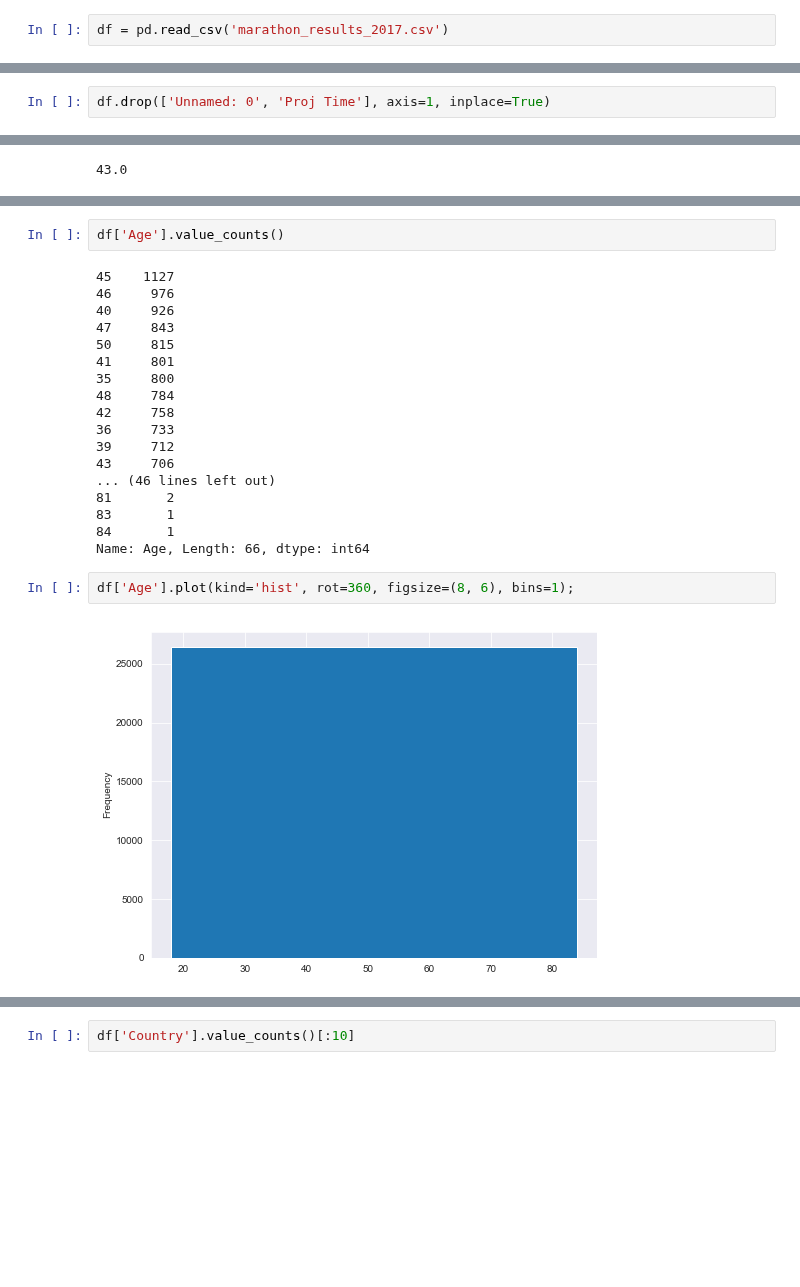
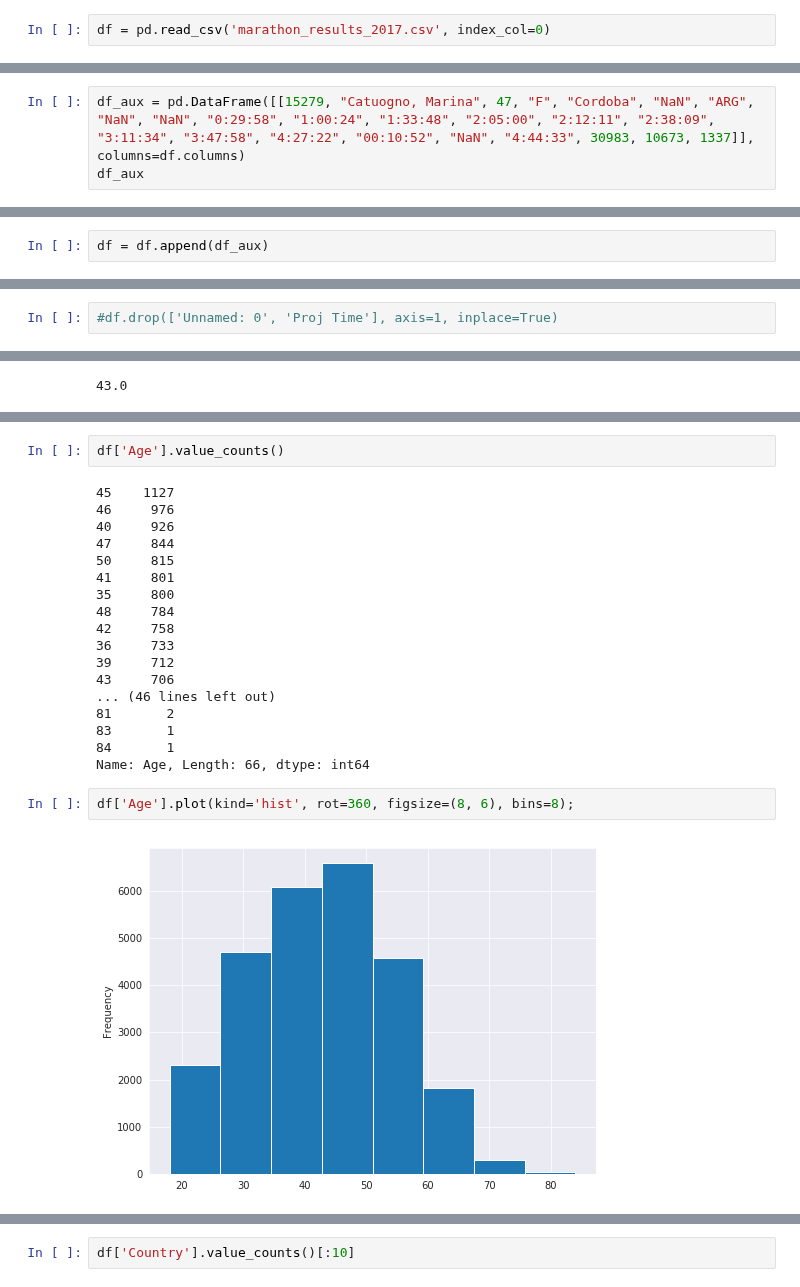
Before and after one commit to ppalomanes/acamica-ds, a Jupyter notebook: clase03/maraton.ipynb, the cells around one changed output, grey strips where cells are left out. Drawn from its saved outputs; the diff is of its cells as text; blank space fills up the shorter version.

```diff
--- a/clase03/maraton.ipynb
+++ b/clase03/maraton.ipynb
@@ -5,5 +5,5 @@ import matplotlib.pyplot as plt
 import seaborn as sns
 %matplotlib inline
 # %%
-df = pd.read_csv('marathon_results_2017.csv')
+df = pd.read_csv('marathon_results_2017.csv', index_col=0)
 # %%
@@ -22,0 +57,3 @@ df.shape
+# %%
+df_aux = pd.DataFrame([[15279, "Catuogno, Marina", 47, "F", "Cordoba", "NaN", "ARG", "NaN", "NaN", "0:29:58", "1:00:24", "1:33:48", "2:05:00", "2:12:11", "2:38:09", "3:11:34", "3:47:58", "4:27:22", "00:10:52", "NaN", "4:44:33", 30983, 10673, 1337]], columns=df.columns)
+df_aux
@@ -23,3 +64,5 @@ df.shape
+# %%
+df = df.append(df_aux)
 # %% [markdown]
 How many null values?
 # %%
@@ -55,6 +100,6 @@ df['Proj Time'].value_counts()
 Name: Proj Time, dtype: int64
 # %%
-df.drop(['Unnamed: 0', 'Proj Time'], axis=1, inplace=True)
+#df.drop(['Unnamed: 0', 'Proj Time'], axis=1, inplace=True)
 # %%
 df['Citizen'].value_counts()[:10]
 # %% [output]
@@ -143,7 +189,7 @@ df['Age'].value_counts()
 45    1127
 46     976
 40     926
-47     843
+47     844
 50     815
 41     801
 35     800
@@ -158,9 +204,9 @@ df['Age'].value_counts()
 84       1
 Name: Age, Length: 66, dtype: int64
 # %%
-df['Age'].plot(kind='hist', rot=360, figsize=(8, 6), bins=1);
+df['Age'].plot(kind='hist', rot=360, figsize=(8, 6), bins=8);
 # %% [output]
-[figure, old version]
+[figure, new version]
 # %%
 fig, ax = plt.subplots(figsize=(10, 6))
 p1=sns.kdeplot(df.loc[df['M/F'] == 'M', 'Age'], shade=True, color="r", ax=ax, label='M')
```
Also changed, not shown: parts of 22 cells of this notebook, 2 other files.
